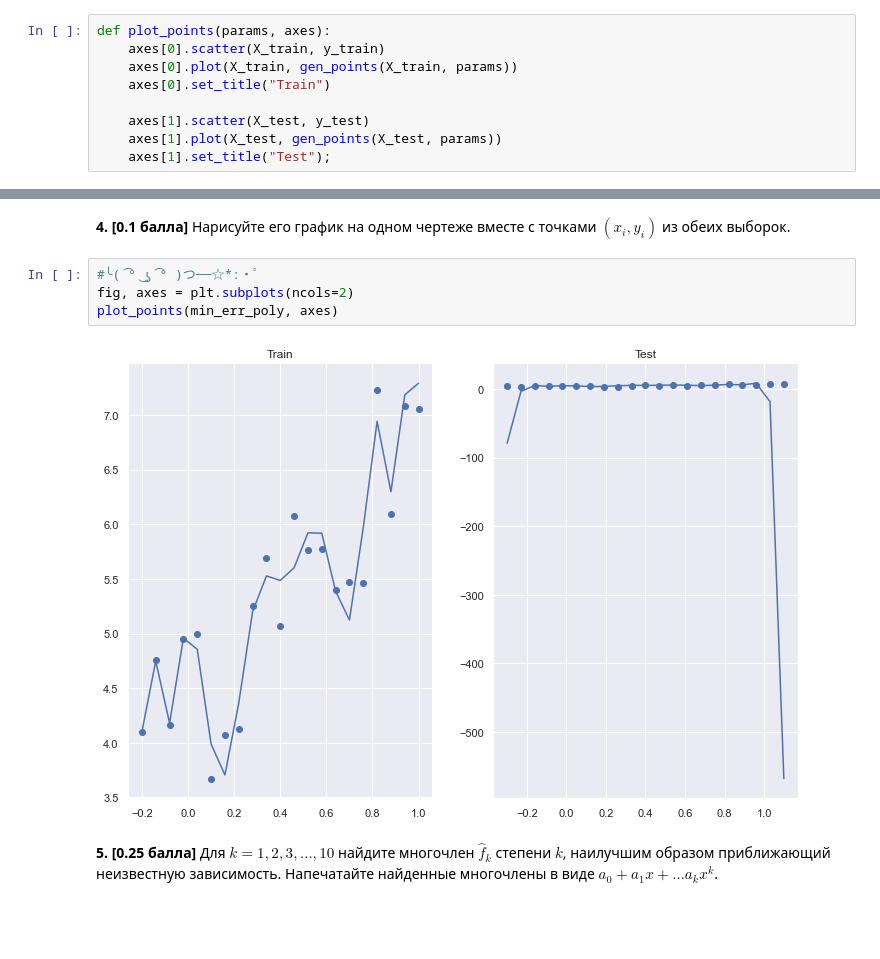
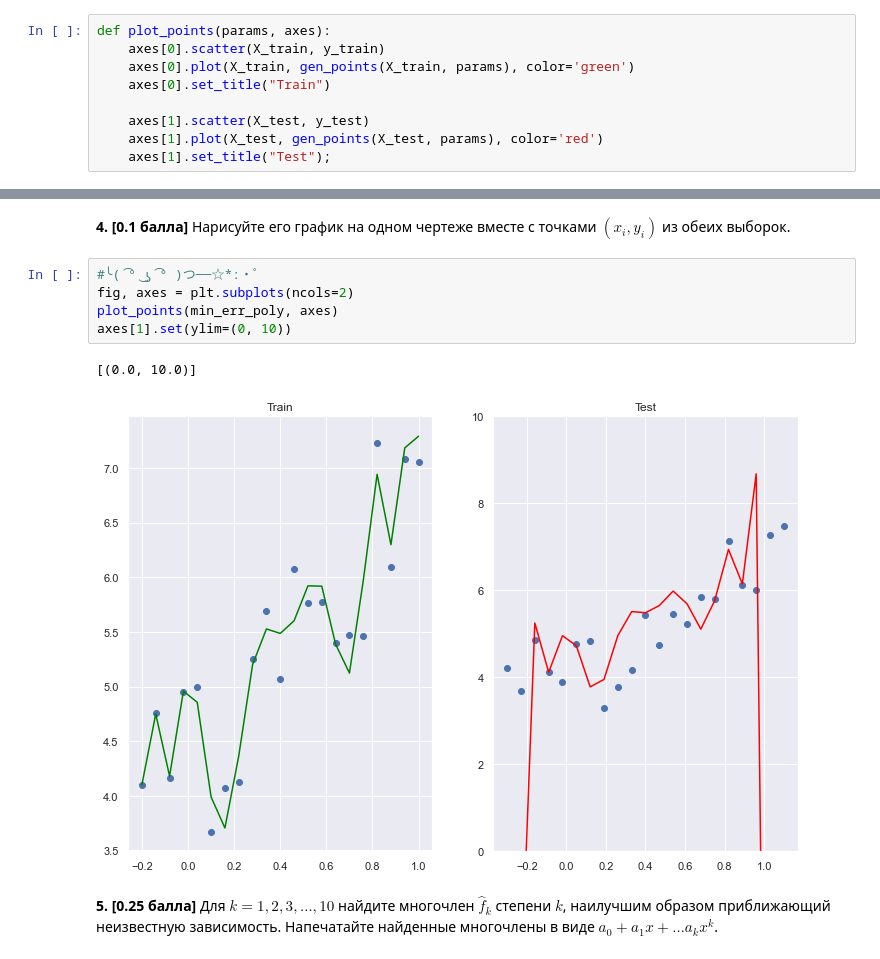
Before and after one commit to dsba-stranger/linalg-labs, a Jupyter notebook: lab2/homework-practice-02-linregr-Korolev.ipynb, the cells around one changed output, grey strips where cells are left out. Drawn from its saved outputs; the diff is of its cells as text; blank space fills up the shorter version.

```diff
--- a/lab2/homework-practice-02-linregr-Korolev.ipynb
+++ b/lab2/homework-practice-02-linregr-Korolev.ipynb
@@ -166,11 +166,11 @@ def gen_points(X, coeffs):
 # %%
 def plot_points(params, axes):
     axes[0].scatter(X_train, y_train)
-    axes[0].plot(X_train, gen_points(X_train, params))
+    axes[0].plot(X_train, gen_points(X_train, params), color='green')
     axes[0].set_title("Train")
 
     axes[1].scatter(X_test, y_test)
-    axes[1].plot(X_test, gen_points(X_test, params))
+    axes[1].plot(X_test, gen_points(X_test, params), color='red')
     axes[1].set_title("Test");
 # %%
 #╰( ͡° ͜ʖ ͡° )つ──☆*:・ﾟ
@@ -210,9 +210,11 @@ Minimum MSE is 0.06423314853418473
 # %%
 #╰( ͡° ͜ʖ ͡° )つ──☆*:・ﾟ
 fig, axes = plt.subplots(ncols=2)
 plot_points(min_err_poly, axes)
+axes[1].set(ylim=(0, 10))
 # %% [output]
+[(0.0, 10.0)]
-[figure, old version]
+[figure, new version]
 # %% [markdown]
 **5. [0.25 балла]** Для $k = 1,2,3,\ldots,10$ найдите многочлен $\hat{f}_k$ степени $k$, наилучшим образом приближающий неизвестную зависимость. Напечатайте найденные многочлены в виде $a_0 + a_1 x + \ldots a_k x^k$.
 # %%
```
Also changed, not shown: parts of 24 cells of this notebook.
